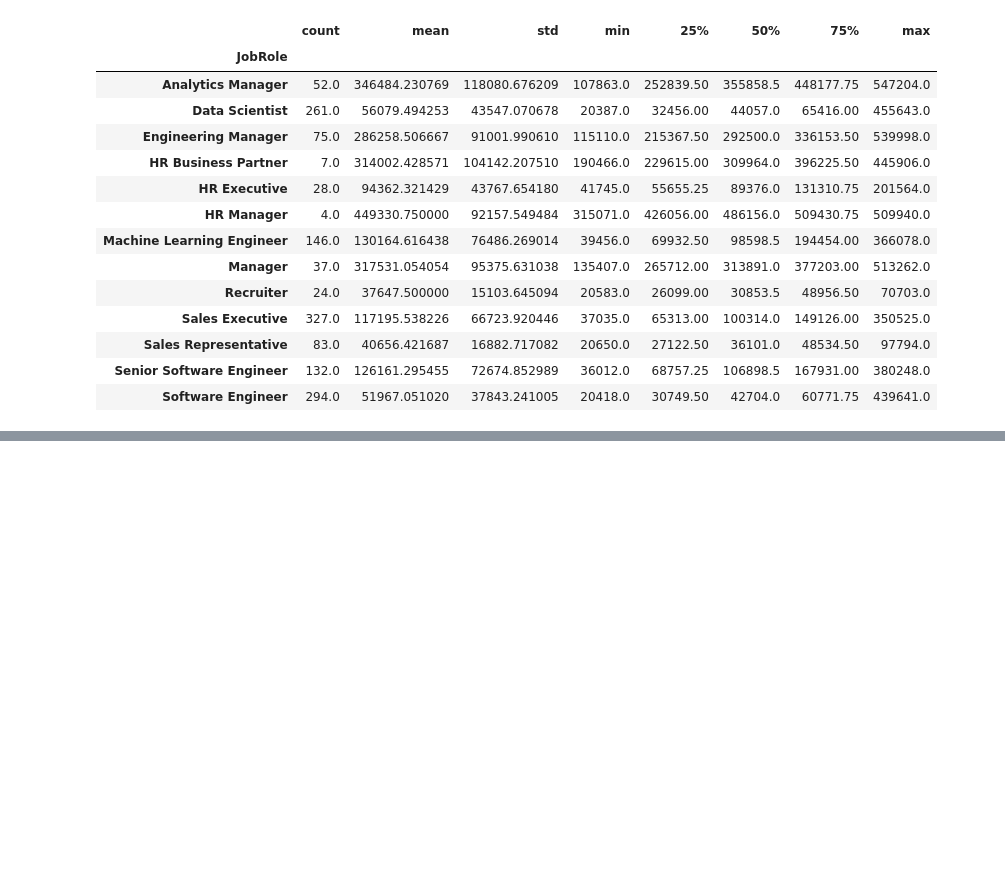
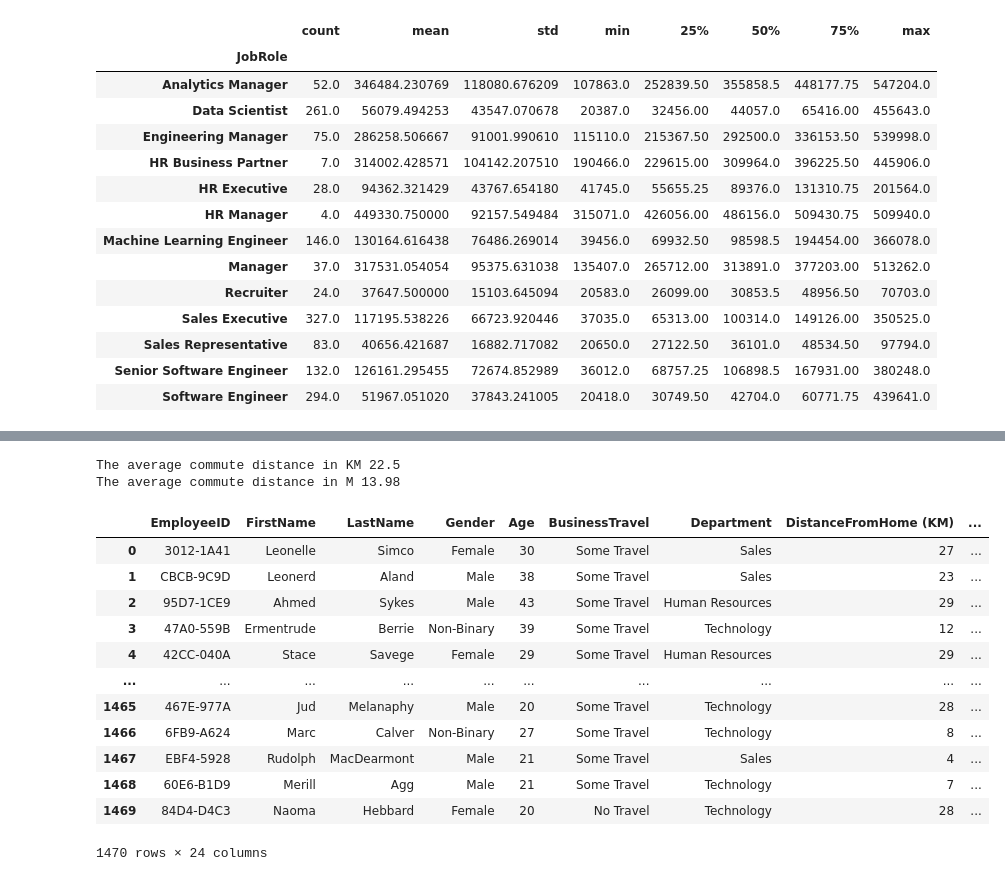
Before and after one commit to lesther-dumos/HR-Analytics-Project, a Jupyter notebook: index.ipynb, the cells around one changed output, grey strips where cells are left out. Saved outputs shown, nothing was run; the diff lists cells and outputs as text; code cells hidden in the pictures; blank space fills up the shorter version.

```diff
--- a/index.ipynb
+++ b/index.ipynb
@@ -104,0 +137,34 @@ plt.show()
+# %%
+# Convert 'DistanceFromHome (KM)' into integer
+hr_df['DistanceFromHome (KM)'] = hr_df['DistanceFromHome (KM)'].astype(int)
+
+# Calculate the average commute distance in KM and Miles
+avg_commute_km = hr_df['DistanceFromHome (KM)'].mean()
+avg_commute_m = avg_commute_km * .621371
+
+# Print
+print(f"The average commute distance in KM {round(avg_commute_km, 2)}")
+print(f"The average commute distance in M {round(avg_commute_m, 2)}")
+# %% [output]
+The average commute distance in KM 22.5
+The average commute distance in M 13.98
+# %%
+hr_job_yearly = hr_df
+
+# Create new column extracting year using Regex
+hr_job_yearly['Year'] = hr_job_yearly['HireDate'].str.extract(r'^(\d{4})')
+hr_job_yearly
+# %% [output]
+|  | EmployeeID | FirstName | LastName | Gender | Age | BusinessTravel | Department | DistanceFromHome (KM) | ... |
+| 0 | 3012-1A41 | Leonelle | Simco | Female | 30 | Some Travel | Sales | 27 | ... |
+| 1 | CBCB-9C9D | Leonerd | Aland | Male | 38 | Some Travel | Sales | 23 | ... |
+| 2 | 95D7-1CE9 | Ahmed | Sykes | Male | 43 | Some Travel | Human Resources | 29 | ... |
+| 3 | 47A0-559B | Ermentrude | Berrie | Non-Binary | 39 | Some Travel | Technology | 12 | ... |
+| 4 | 42CC-040A | Stace | Savege | Female | 29 | Some Travel | Human Resources | 29 | ... |
+| ... | ... | ... | ... | ... | ... | ... | ... | ... | ... |
+| 1465 | 467E-977A | Jud | Melanaphy | Male | 20 | Some Travel | Technology | 28 | ... |
+| 1466 | 6FB9-A624 | Marc | Calver | Non-Binary | 27 | Some Travel | Technology | 8 | ... |
+| 1467 | EBF4-5928 | Rudolph | MacDearmont | Male | 21 | Some Travel | Sales | 4 | ... |
+| 1468 | 60E6-B1D9 | Merill | Agg | Male | 21 | Some Travel | Technology | 7 | ... |
+| 1469 | 84D4-D4C3 | Naoma | Hebbard | Female | 20 | No Travel | Technology | 28 | ... |
+1470 rows × 24 columns
```
Also changed, not shown: parts of 13 cells of this notebook.
